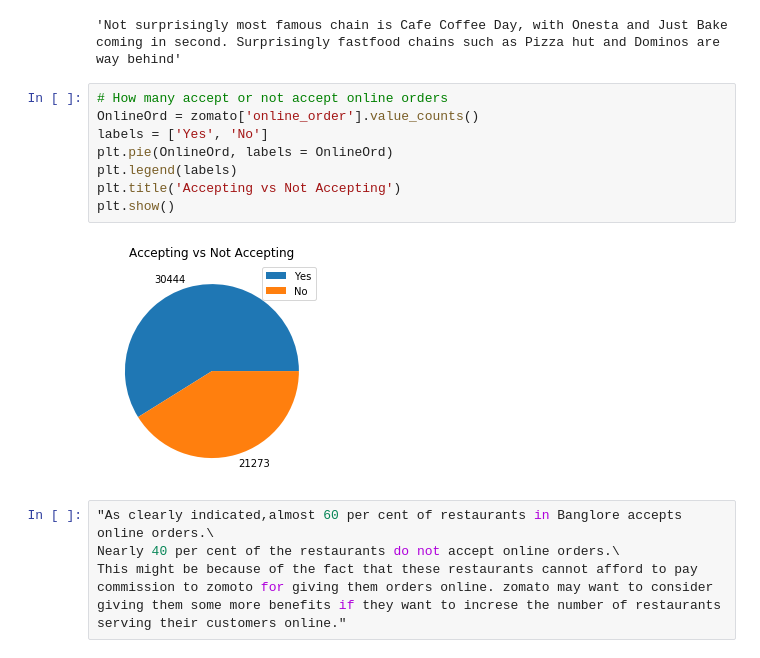
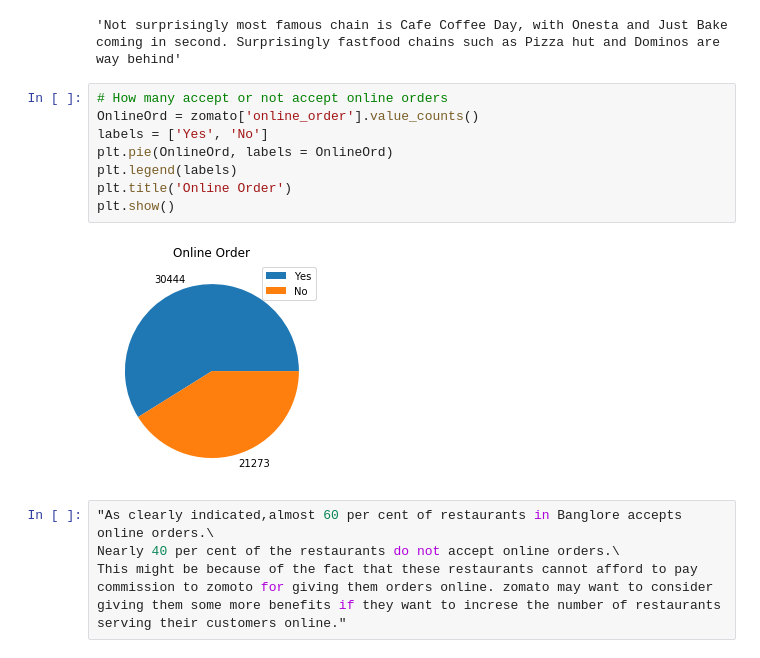
Before and after one commit to robinsaheb/ResturantReviews, a Jupyter notebook: Zomato Notebook.ipynb, the cells around one changed output. Cells and saved outputs as stored; diff of their text form.

```diff
--- a/Zomato Notebook.ipynb
+++ b/Zomato Notebook.ipynb
@@ -59,13 +59,13 @@ food chains such as Pizza hut and Dominos are way behind"
 # %%
 # How many accept or not accept online orders
 OnlineOrd = zomato['online_order'].value_counts()
 labels = ['Yes', 'No']
 plt.pie(OnlineOrd, labels = OnlineOrd)
 plt.legend(labels)
-plt.title('Accepting vs Not Accepting')
+plt.title('Online Order')
 plt.show()
 # %% [output]
-[figure, old version]
+[figure, new version]
 # %%
 "As clearly indicated,almost 60 per cent of restaurants in Banglore accepts online orders.\
 Nearly 40 per cent of the restaurants do not accept online orders.\
```
Also changed, not shown: parts of 4 cells of this notebook.
